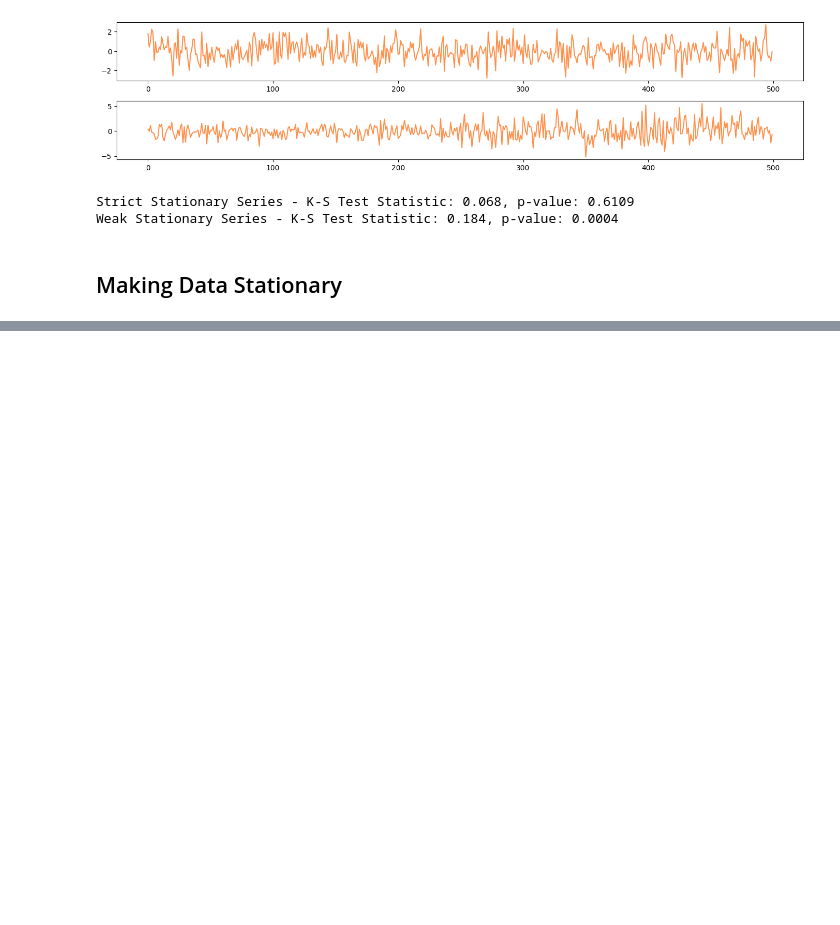
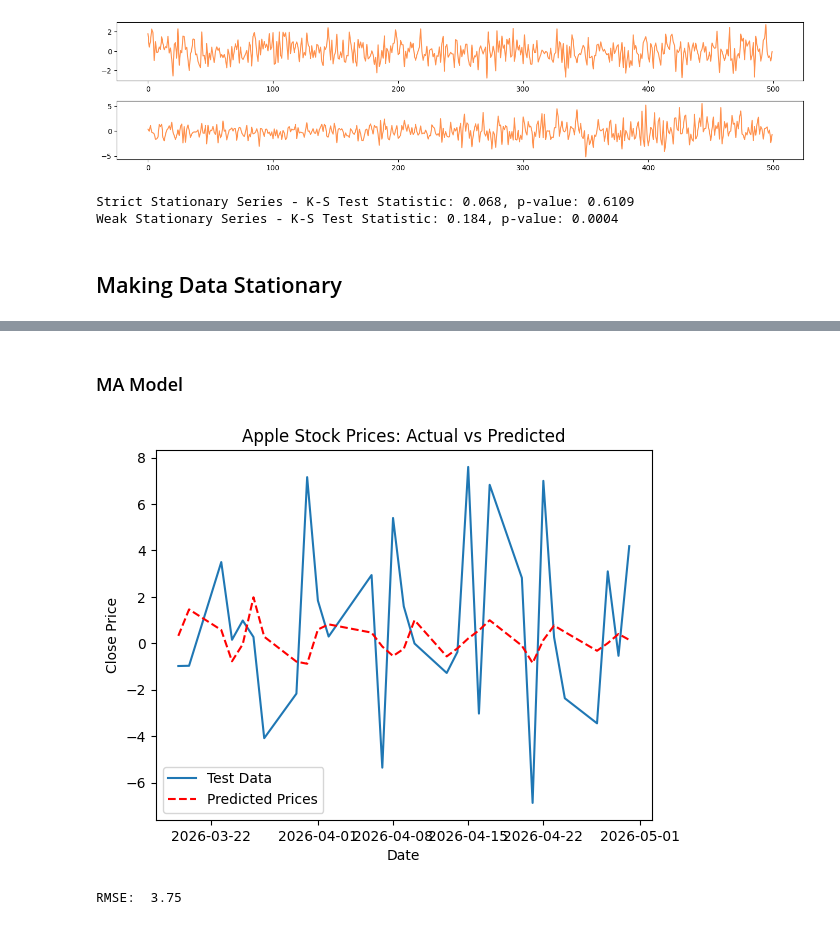
Before and after one commit to Simran-Kaur199/TimeSeries, a Jupyter notebook: notebooks/TimeSeriesAnalysis.ipynb, the cells around one changed output, grey strips where cells are left out. Saved outputs shown, nothing was run; the diff lists cells and outputs as text; code cells hidden in the pictures; blank space fills up the shorter version.

```diff
--- a/notebooks/TimeSeriesAnalysis.ipynb
+++ b/notebooks/TimeSeriesAnalysis.ipynb
@@ -317,0 +430,32 @@ Critical Value (10%): -2.587
+# %% [markdown]
+### MA Model
+# %%
+from statsmodels.tsa.arima.model import ARIMA
+
+# Fit the Moving Average (MA) model to the training data
+model = ARIMA(train_data, order=(0, 0, 30))
+model_fit = model.fit()
+
+# Make predictions on the test data
+predictions = model_fit.predict(
+    start=len(train_data),
+    end=len(train_data) + len(test_data) -1,
+    dynamic=False
+)
+
+# Plot the actual vs predicted values
+plt.Figure(figsize=(10, 5))
+plt.plot(test_data.index, test_data, label='Test Data')
+plt.plot(test_data.index, predictions, color='red', linestyle='--', label='Predicted Prices')
+plt.title('Apple Stock Prices: Actual vs Predicted')
+plt.xlabel('Date')
+plt.ylabel('Close Price')
+plt.legend()
+plt.show()
+
+# Evaluating the model using RSME score
+rmse = round(np.sqrt(mean_squared_error(test_data, predictions)), 2)
+print('RMSE: ', rmse)
+# %% [output]
+[figure, added]
+RMSE:  3.75
```
Also changed, not shown: parts of 40 cells of this notebook.
